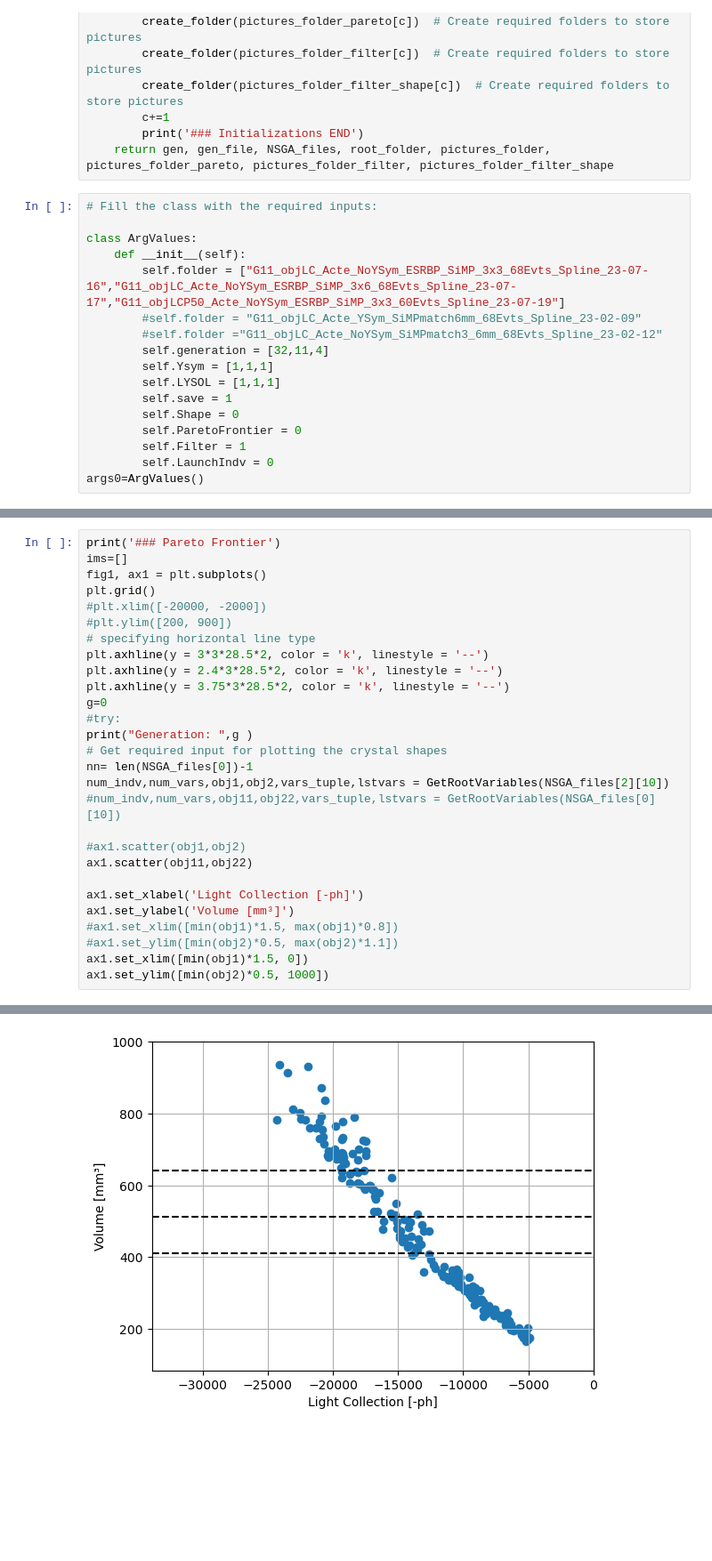
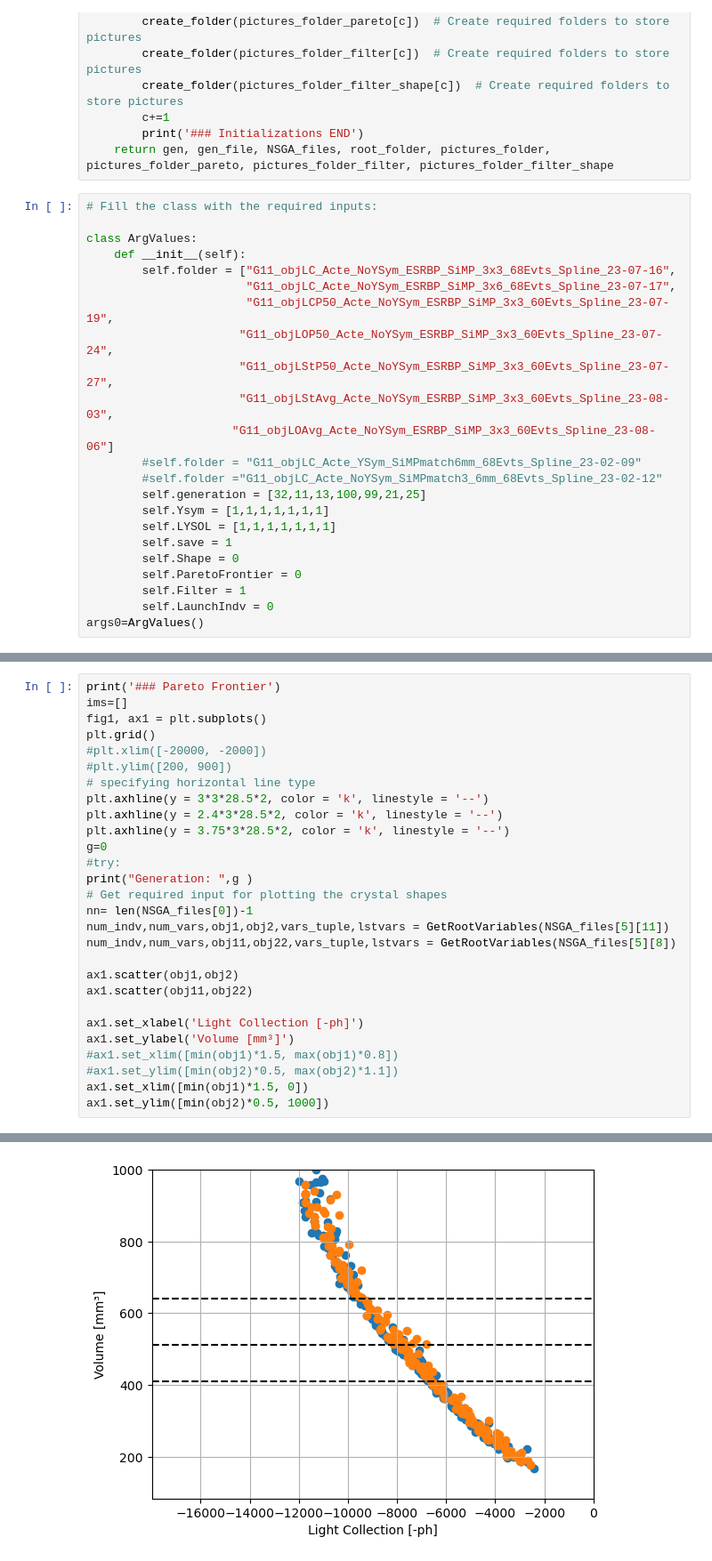
Before and after one commit to grealesguti/ROOT_Postprocessing, a Jupyter notebook: JL_Postprocess_Mult.ipynb, the cells around one changed output, grey strips where cells are left out. Shown: that part at 89% size. Cells and saved outputs as stored; diff of their text form; blank space fills up the shorter version.

```diff
--- a/JL_Postprocess_Mult.ipynb
+++ b/JL_Postprocess_Mult.ipynb
@@ -67,12 +67,18 @@ def Initialization_Mult(args):
 
 class ArgValues:
     def __init__(self):
-        self.folder = ["G11_objLC_Acte_NoYSym_ESRBP_SiMP_3x3_68Evts_Spline_23-07-16","G11_objLC_Acte_NoYSym_ESRBP_SiMP_3x6_68Evts_Spline_23-07-17","G11_objLCP50_Acte_NoYSym_ESRBP_SiMP_3x3_60Evts_Spline_23-07-19"]
+        self.folder = ["G11_objLC_Acte_NoYSym_ESRBP_SiMP_3x3_68Evts_Spline_23-07-16",
+                       "G11_objLC_Acte_NoYSym_ESRBP_SiMP_3x6_68Evts_Spline_23-07-17",
+                       "G11_objLCP50_Acte_NoYSym_ESRBP_SiMP_3x3_60Evts_Spline_23-07-19",
+                      "G11_objLOP50_Acte_NoYSym_ESRBP_SiMP_3x3_60Evts_Spline_23-07-24",
+                      "G11_objLStP50_Acte_NoYSym_ESRBP_SiMP_3x3_60Evts_Spline_23-07-27",
+                      "G11_objLStAvg_Acte_NoYSym_ESRBP_SiMP_3x3_60Evts_Spline_23-08-03",
+                     "G11_objLOAvg_Acte_NoYSym_ESRBP_SiMP_3x3_60Evts_Spline_23-08-06"]
         #self.folder = "G11_objLC_Acte_YSym_SiMPmatch6mm_68Evts_Spline_23-02-09"
         #self.folder ="G11_objLC_Acte_NoYSym_SiMPmatch3_6mm_68Evts_Spline_23-02-12"
-        self.generation = [32,11,4]
-        self.Ysym = [1,1,1]
-        self.LYSOL = [1,1,1]
+        self.generation = [32,11,13,100,99,21,25]
+        self.Ysym = [1,1,1,1,1,1,1]
+        self.LYSOL = [1,1,1,1,1,1,1]
         self.save = 1
         self.Shape = 0
         self.ParetoFrontier = 0
@@ -119,10 +128,10 @@ g=0
 print("Generation: ",g )
 # Get required input for plotting the crystal shapes
 nn= len(NSGA_files[0])-1
-num_indv,num_vars,obj1,obj2,vars_tuple,lstvars = GetRootVariables(NSGA_files[2][10])
-#num_indv,num_vars,obj11,obj22,vars_tuple,lstvars = GetRootVariables(NSGA_files[0][10])
+num_indv,num_vars,obj1,obj2,vars_tuple,lstvars = GetRootVariables(NSGA_files[5][11])
+num_indv,num_vars,obj11,obj22,vars_tuple,lstvars = GetRootVariables(NSGA_files[5][8])
 
-#ax1.scatter(obj1,obj2)
+ax1.scatter(obj1,obj2)
 ax1.scatter(obj11,obj22)
 
 ax1.set_xlabel('Light Collection [-ph]')
@@ -140 +151 @@ The number indv is :200
-[figure, old version]
+[figure, new version]
```
Also changed, not shown: parts of 18 cells of this notebook, 6 other files.
